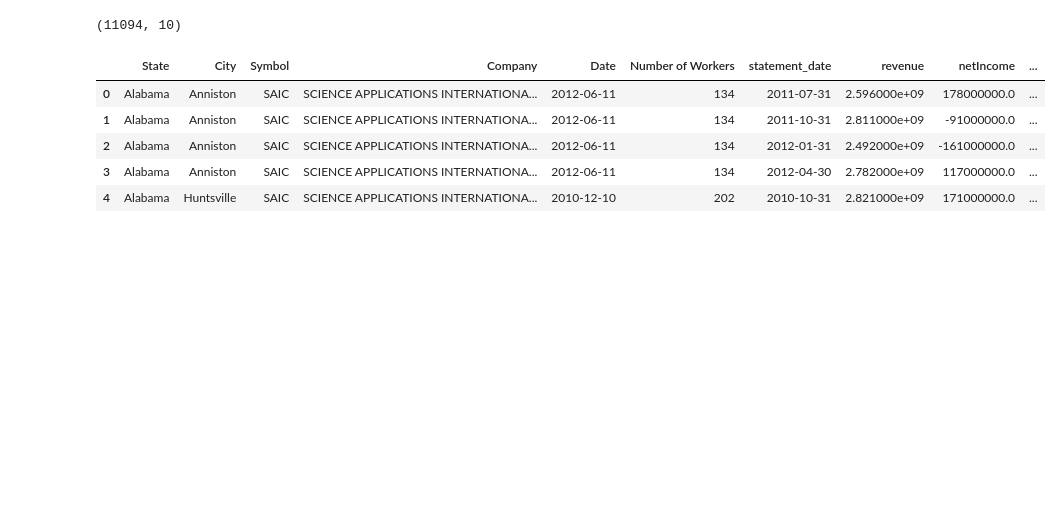
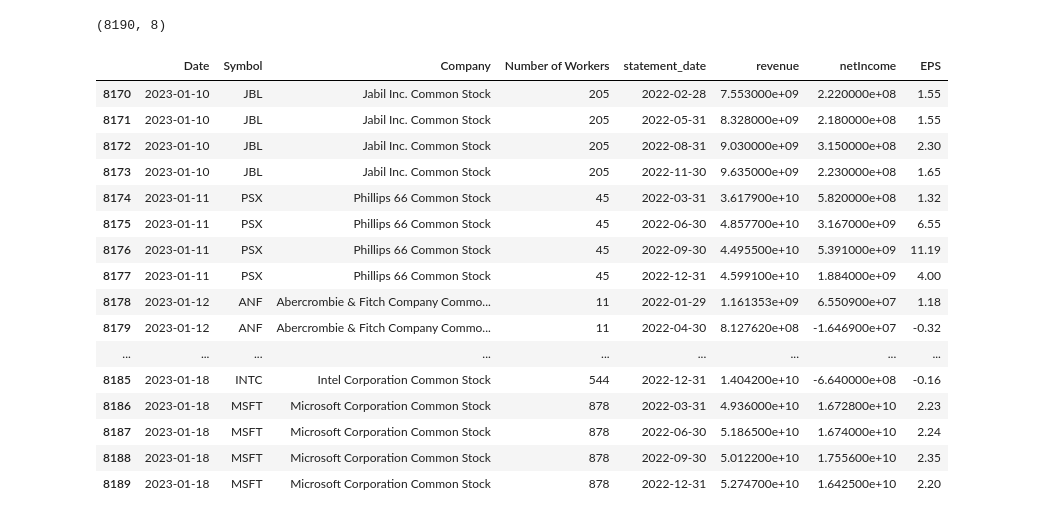
Before and after one commit to fatbuddy/layoffs-decoded, a Jupyter notebook: analysis/q2_train_data.ipynb, the cells around one changed output. Cells and saved outputs as stored; diff of their text form; code cells hidden in the pictures; blank space fills up the shorter version.

```diff
--- a/analysis/q2_train_data.ipynb
+++ b/analysis/q2_train_data.ipynb
@@ -97,0 +56,12 @@ merged_df.head(10)
+# %%
+layoffs_symbol_df = warn_layoffs_df.join(other=warn_nasdaq_cleaned_df, how="inner", on="Company")
+layoffs_symbol_df = layoffs_symbol_df.reset_index(drop=True)
+layoffs_symbol_df = layoffs_symbol_df.drop(["Company"], axis=1)
+layoffs_symbol_df = layoffs_symbol_df.rename({"OG-Company-Nasdaq": "Company"}, axis=1)
+layoffs_symbol_df = layoffs_symbol_df[~layoffs_symbol_df["Number of Workers"].isna()]
+layoffs_symbol_df = layoffs_symbol_df[["Date", "Symbol", "Company", "Number of Workers"]]
+layoffs_symbol_df = layoffs_symbol_df.groupby(by=["Date", "Symbol", "Company"], as_index=False).sum()
+layoffs_symbol_df = layoffs_symbol_df.sort_values(by="Date", ascending=True).reset_index(drop=True)
+print(f"Layoff events count = {layoffs_symbol_df.shape[0]}")
+print(f"Unique layoff company count = {layoffs_symbol_df['Symbol'].unique().shape[0]}")
+layoffs_symbol_df
@@ -98,10 +84,10 @@ merged_df.head(10)
 # %%
-fmp_df = pd.read_csv(
-    "../data/combined_company_financials.csv",
-)
+fmp_df = pd.read_csv("../data/combined_company_financials.csv")
 fmp_df = fmp_df.rename({'date': 'statement_date'}, axis=1).astype({'statement_date': 'datetime64[ns]'})
 fmp_df = fmp_df.set_index("symbol", drop=True).sort_index(na_position="first")
+# print(fmp_df.columns.to_list())
+fmp_df = fmp_df[['statement_date', 'revenue', 'netIncome', 'EPS']]
+fmp_df = fmp_df[fmp_df['statement_date'] >= pd.to_datetime("2008-01-01")]
 print(fmp_df.shape)
-fmp_df.head(10)
-# print(fmp_df.columns.to_list())
+fmp_df.head()
 # %% [output]
@@ -122,23 +176,29 @@ fmp_df.head(10)
 # %%
-warn_fmp_df = merged_df.join(other=fmp_df, on="Symbol", how="inner")
+warn_fmp_df = layoffs_symbol_df.join(other=fmp_df, on="Symbol", how="inner")
 warn_fmp_df = warn_fmp_df[warn_fmp_df['statement_date'] < warn_fmp_df['Date']]
 warn_fmp_df = warn_fmp_df[(warn_fmp_df['Date'] - warn_fmp_df['statement_date']) <= pd.Timedelta("365 days")]
-# warn_fmp_df[] = warn_fmp_df['statement_date'] - warn_fmp_df['Date']
-warn_fmp_df = warn_fmp_df[[
-    'State', 'City', 'Symbol', 'Company', 'Date', 'Number of Workers', 'statement_date', 'revenue', 'netIncome', 'EPS'
-]]
-warn_fmp_df = warn_fmp_df.reset_index(drop=True)
-warn_fmp_df = warn_fmp_df.drop_duplicates(
-    subset=['State', 'City', 'Symbol', 'Company', 'Date', 'Number of Workers', 'statement_date'])
+warn_fmp_df = warn_fmp_df.drop_duplicates(subset=['Symbol', 'Company', 'Date', 'Number of Workers', 'statement_date'])
+warn_fmp_df = warn_fmp_df.sort_values(['Date', 'Symbol', 'statement_date']).reset_index(drop=True)
 print(warn_fmp_df.shape)
-warn_fmp_df.head()
+warn_fmp_df.tail(20)
 # %% [output]
-(11094, 10)
+(8190, 8)
-|  | State | City | Symbol | Company | Date | Number of Workers | statement_date | revenue | netIncome | ... |
-| 0 | Alabama | Anniston | SAIC | SCIENCE APPLICATIONS INTERNATIONA... | 2012-06-11 | 134 | 2011-07-31 | 2.596000e+09 | 178000000.0 | ... |
-| 1 | Alabama | Anniston | SAIC | SCIENCE APPLICATIONS INTERNATIONA... | 2012-06-11 | 134 | 2011-10-31 | 2.811000e+09 | -91000000.0 | ... |
-| 2 | Alabama | Anniston | SAIC | SCIENCE APPLICATIONS INTERNATIONA... | 2012-06-11 | 134 | 2012-01-31 | 2.492000e+09 | -161000000.0 | ... |
-| 3 | Alabama | Anniston | SAIC | SCIENCE APPLICATIONS INTERNATIONA... | 2012-06-11 | 134 | 2012-04-30 | 2.782000e+09 | 117000000.0 | ... |
-| 4 | Alabama | Huntsville | SAIC | SCIENCE APPLICATIONS INTERNATIONA... | 2010-12-10 | 202 | 2010-10-31 | 2.821000e+09 | 171000000.0 | ... |
+|  | Date | Symbol | Company | Number of Workers | statement_date | revenue | netIncome | EPS |
+| 8170 | 2023-01-10 | JBL | Jabil Inc. Common Stock | 205 | 2022-02-28 | 7.553000e+09 | 2.220000e+08 | 1.55 |
+| 8171 | 2023-01-10 | JBL | Jabil Inc. Common Stock | 205 | 2022-05-31 | 8.328000e+09 | 2.180000e+08 | 1.55 |
+| 8172 | 2023-01-10 | JBL | Jabil Inc. Common Stock | 205 | 2022-08-31 | 9.030000e+09 | 3.150000e+08 | 2.30 |
+| 8173 | 2023-01-10 | JBL | Jabil Inc. Common Stock | 205 | 2022-11-30 | 9.635000e+09 | 2.230000e+08 | 1.65 |
+| 8174 | 2023-01-11 | PSX | Phillips 66 Common Stock | 45 | 2022-03-31 | 3.617900e+10 | 5.820000e+08 | 1.32 |
+| 8175 | 2023-01-11 | PSX | Phillips 66 Common Stock | 45 | 2022-06-30 | 4.857700e+10 | 3.167000e+09 | 6.55 |
+| 8176 | 2023-01-11 | PSX | Phillips 66 Common Stock | 45 | 2022-09-30 | 4.495500e+10 | 5.391000e+09 | 11.19 |
+| 8177 | 2023-01-11 | PSX | Phillips 66 Common Stock | 45 | 2022-12-31 | 4.599100e+10 | 1.884000e+09 | 4.00 |
+| 8178 | 2023-01-12 | ANF | Abercrombie & Fitch Company Commo... | 11 | 2022-01-29 | 1.161353e+09 | 6.550900e+07 | 1.18 |
+| 8179 | 2023-01-12 | ANF | Abercrombie & Fitch Company Commo... | 11 | 2022-04-30 | 8.127620e+08 | -1.646900e+07 | -0.32 |
+| ... | ... | ... | ... | ... | ... | ... | ... | ... |
+| 8185 | 2023-01-18 | INTC | Intel Corporation Common Stock | 544 | 2022-12-31 | 1.404200e+10 | -6.640000e+08 | -0.16 |
+| 8186 | 2023-01-18 | MSFT | Microsoft Corporation Common Stock | 878 | 2022-03-31 | 4.936000e+10 | 1.672800e+10 | 2.23 |
+| 8187 | 2023-01-18 | MSFT | Microsoft Corporation Common Stock | 878 | 2022-06-30 | 5.186500e+10 | 1.674000e+10 | 2.24 |
+| 8188 | 2023-01-18 | MSFT | Microsoft Corporation Common Stock | 878 | 2022-09-30 | 5.012200e+10 | 1.755600e+10 | 2.35 |
+| 8189 | 2023-01-18 | MSFT | Microsoft Corporation Common Stock | 878 | 2022-12-31 | 5.274700e+10 | 1.642500e+10 | 2.20 |
 # %%
 new_df = None
```
Also changed, not shown: parts of 13 cells of this notebook.
